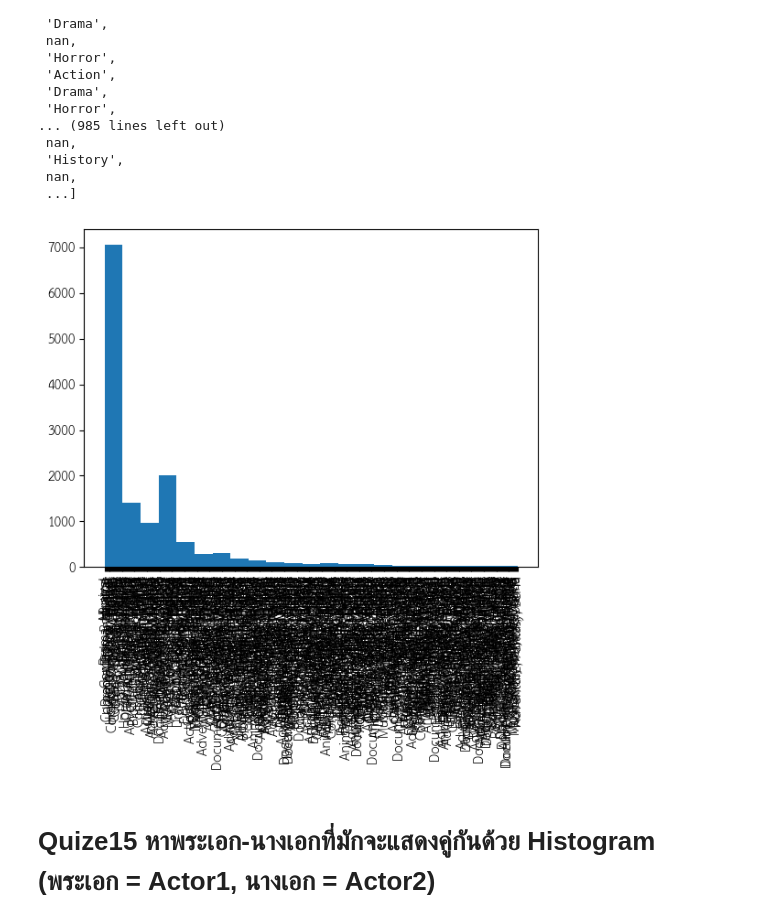
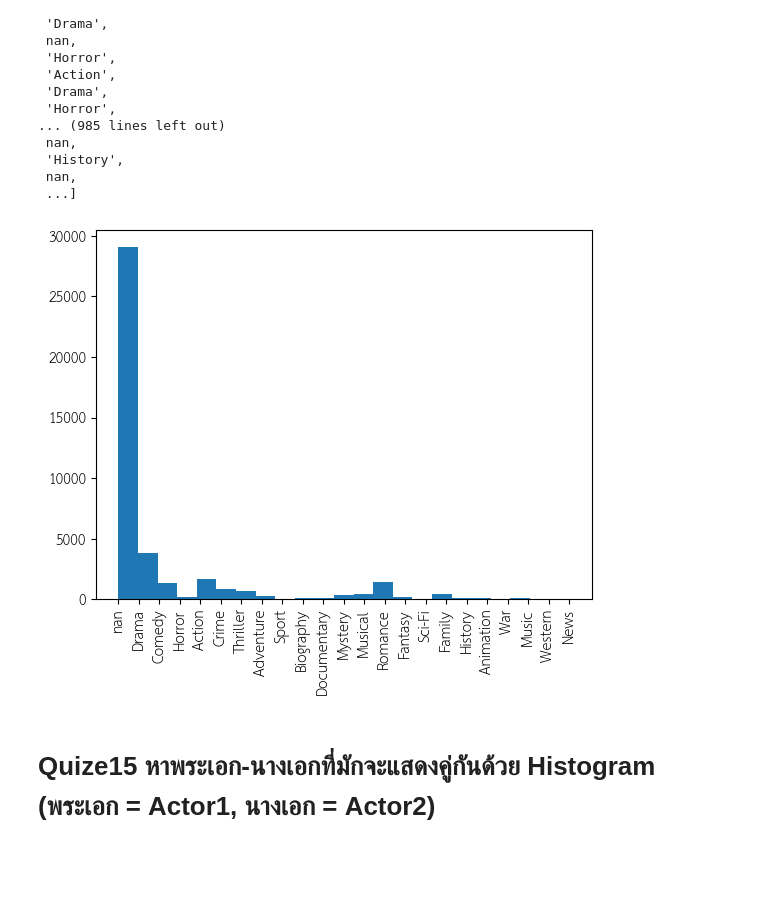
Before and after one commit to RatchanonPa/python_dataviz2024, a Jupyter notebook: Visualize_Data_Comparison_2024.ipynb, the cells around one changed output. Saved outputs shown, nothing was run; the diff lists cells and outputs as text; code cells hidden in the pictures; blank space fills up the shorter version.

```diff
--- a/Visualize_Data_Comparison_2024.ipynb
+++ b/Visualize_Data_Comparison_2024.ipynb
@@ -685,10 +685,10 @@ allGenre
  nan,
  ...]
 # %%
-plt.hist(allGenre)
+plt.hist(allGenre, len(set(allGenre)))
 plt.xticks(rotation = 'vertical');
 # %% [output]
-[figure, old version]
+[figure, new version]
 # %% [markdown]
 # Quize15 หาพระเอก-นางเอกที่มักจะแสดงคู่กันด้วย Histogram (พระเอก = Actor1, นางเอก = Actor2)
 # %%
```
Also changed, not shown: parts of 15 cells of this notebook.
